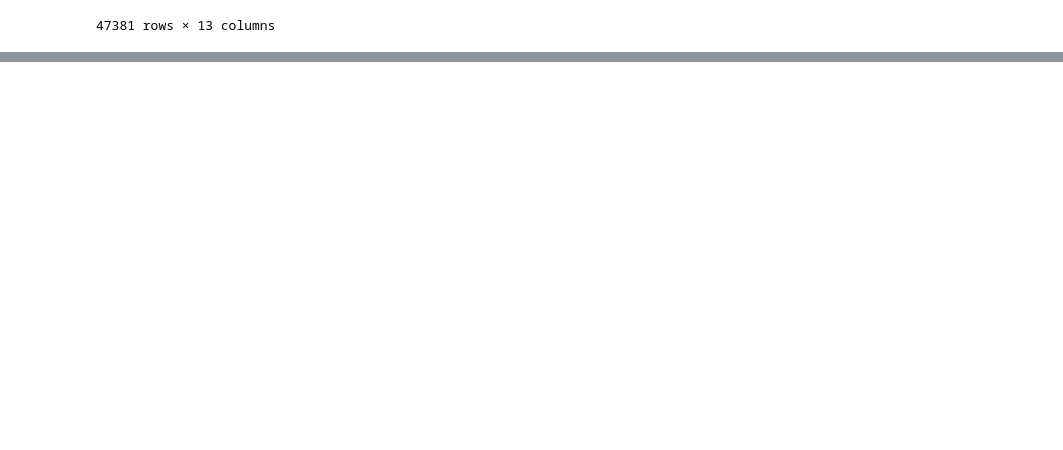
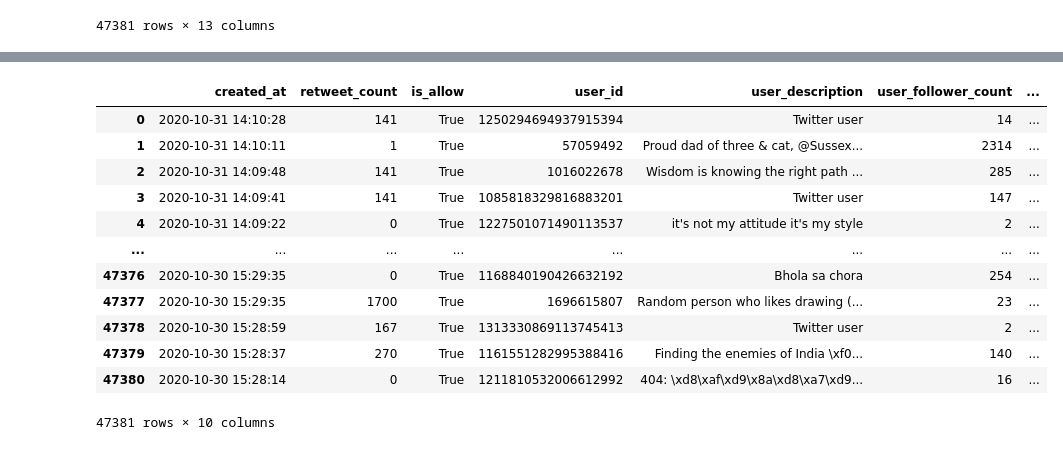
Before and after one commit to Himanshu25a/GenAI0100, a Jupyter notebook: task_10.ipynb, the cells around one changed output, grey strips where cells are left out. Drawn from its saved outputs; the diff is of its cells as text; code cells hidden in the pictures; blank space fills up the shorter version.

```diff
--- a/task_10.ipynb
+++ b/task_10.ipynb
@@ -82,0 +193,2 @@ df.
+# %%
+dff.dropna(axis=1, inplace=True)
@@ -82,0 +214,18 @@ df.
+# %%
+dff.insert(2, "is_allow", True)
+# %%
+dff
+# %% [output]
+|  | created_at | retweet_count | is_allow | user_id | user_description | user_follower_count | ... |
+| 0 | 2020-10-31 14:10:28 | 141 | True | 1250294694937915394 | Twitter user | 14 | ... |
+| 1 | 2020-10-31 14:10:11 | 1 | True | 57059492 | Proud dad of three & cat, @Sussex... | 2314 | ... |
+| 2 | 2020-10-31 14:09:48 | 141 | True | 1016022678 | Wisdom is knowing the right path ... | 285 | ... |
+| 3 | 2020-10-31 14:09:41 | 141 | True | 1085818329816883201 | Twitter user | 147 | ... |
+| 4 | 2020-10-31 14:09:22 | 0 | True | 1227501071490113537 | it's not my attitude it's my style | 2 | ... |
+| ... | ... | ... | ... | ... | ... | ... | ... |
+| 47376 | 2020-10-30 15:29:35 | 0 | True | 1168840190426632192 | Bhola sa chora | 254 | ... |
+| 47377 | 2020-10-30 15:29:35 | 1700 | True | 1696615807 | Random person who likes drawing (... | 23 | ... |
+| 47378 | 2020-10-30 15:28:59 | 167 | True | 1313330869113745413 | Twitter user | 2 | ... |
+| 47379 | 2020-10-30 15:28:37 | 270 | True | 1161551282995388416 | Finding the enemies of India \xf0... | 140 | ... |
+| 47380 | 2020-10-30 15:28:14 | 0 | True | 1211810532006612992 | 404: \xd8\xaf\xd9\x8a\xd8\xa7\xd9... | 16 | ... |
+47381 rows × 10 columns
```
Also changed, not shown: parts of 19 cells of this notebook, 6 other files.
